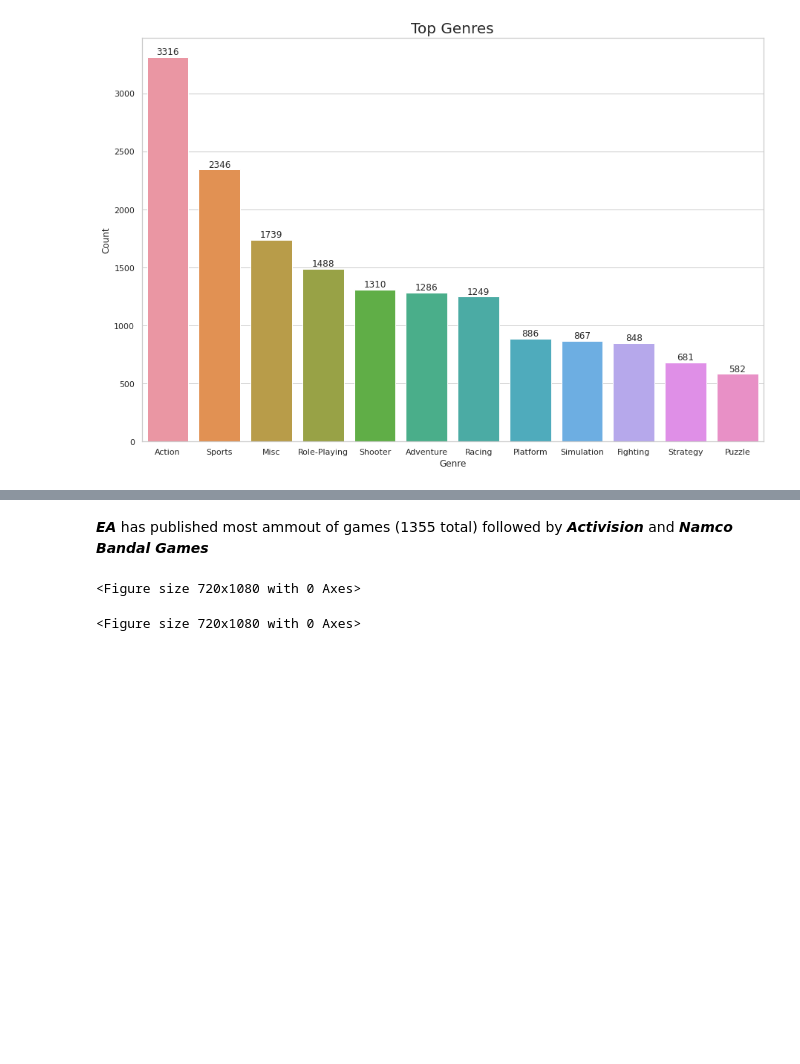
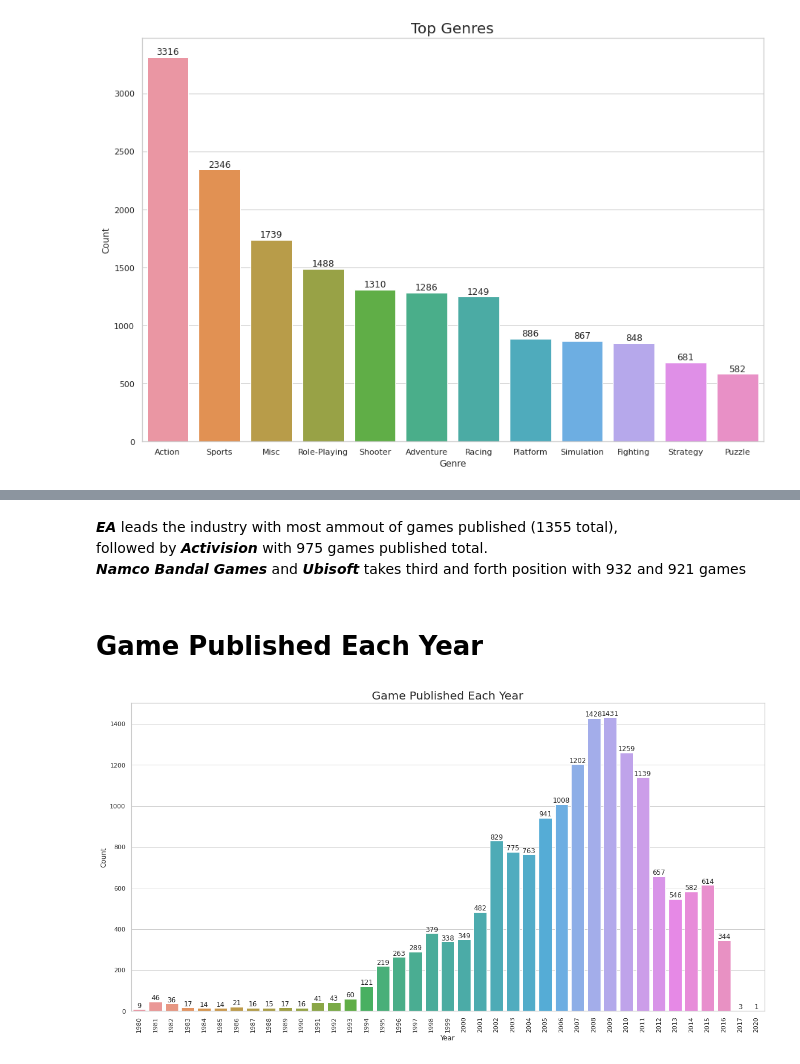
Before and after one commit to ayushash1/kaggle_notebooks, a Jupyter notebook: videogames.ipynb, the cells around one changed output, grey strips where cells are left out. Saved outputs shown, nothing was run; the diff lists cells and outputs as text; code cells hidden in the pictures; blank space fills up the shorter version.

```diff
--- a/videogames.ipynb
+++ b/videogames.ipynb
@@ -143,17 +113,27 @@ plt.show()
 # %% [markdown]
 
-***EA*** has published most ammout of games (1355 total) followed by ***Activision*** and ***Namco Bandal Games***
+***EA*** leads the industry with most ammout of games published (1355 total),
+followed by ***Activision*** with 975 games published total.
+***Namco Bandal Games*** and ***Ubisoft*** takes third and forth position with 932 and 921 games
+# %% [markdown]
+# **Game Published Each Year**
 # %%
 #counting values for year and plotting
 yea = df['Year'].value_counts(ascending=False).rename_axis('Year').sort_index().reset_index(name="Count")
 #droping first row because it represents missing values
 year = yea.iloc[1:]
 #aternative way
 #df.drop(index=df.index[0], axis=0, inplace=True)
 
 #plotting games published per year
-plt.figure(figsize=(10,15))
-# ax = sns.stripplot(data=year, x='Year', y="Count", hue='Year',)
+plt.figure(figsize=(20,10))
+ax = sns.barplot(data=year, x='Year', y="Count",)
+
+plt.xticks(rotation=90)
+for i in ax.containers:
+    ax.bar_label(i)
+
+plt.title("Game Published Each Year", fontsize=20)
+plt.show()
 # %% [output]
-<Figure size 720x1080 with 0 Axes>
-<Figure size 720x1080 with 0 Axes>
+[figure, added]
```
Also changed, not shown: parts of 12 cells of this notebook.
